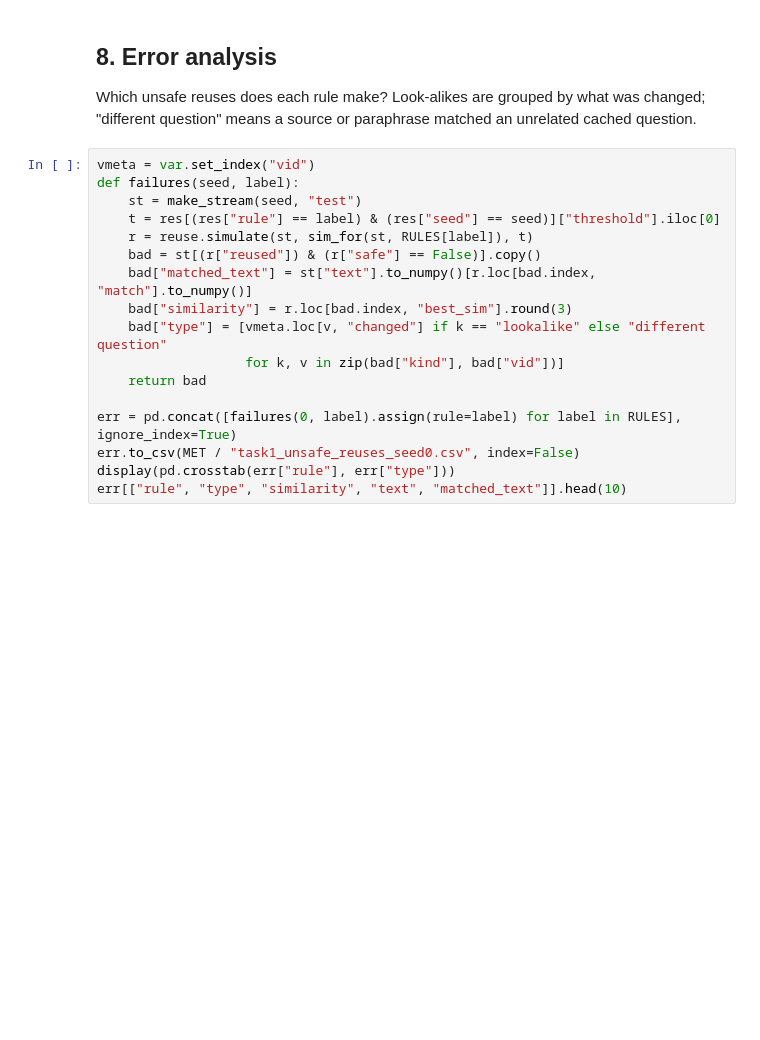
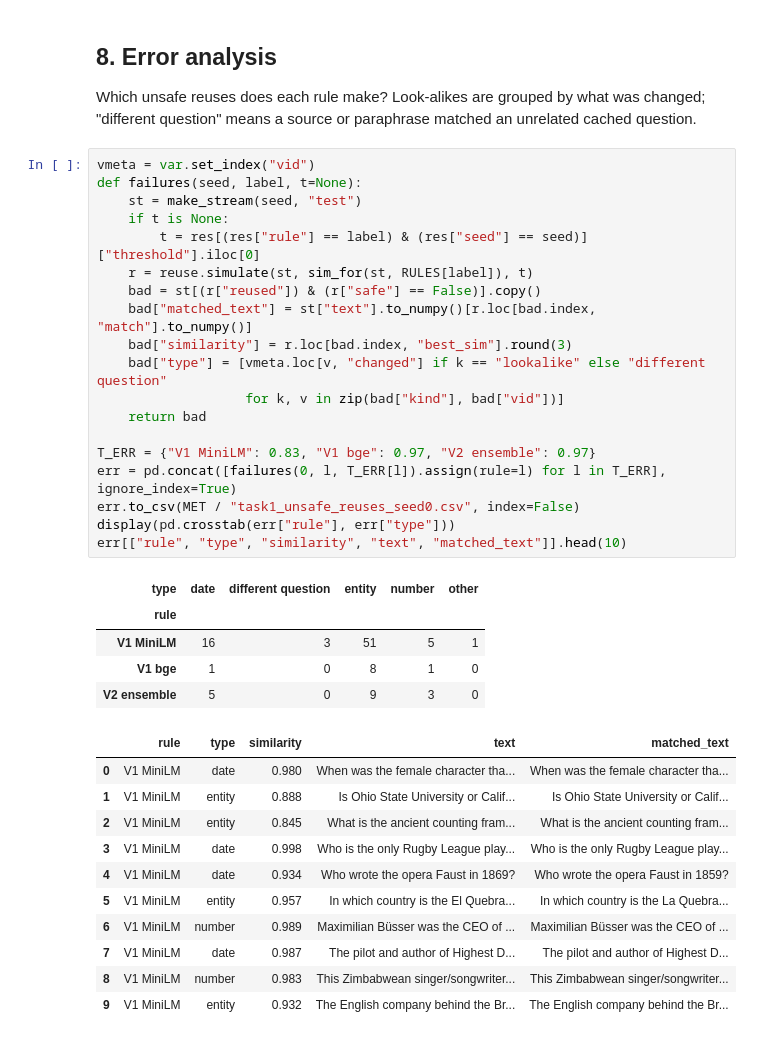
Before and after one commit to Naveena126/dsa4-reuse-retrieve-generate, a Jupyter notebook: notebooks/NaveenaSivapuram_Cache_Reuse.ipynb, the cells around one changed output. Drawn from its saved outputs; the diff is of its cells as text; blank space fills up the shorter version.

```diff
--- a/notebooks/NaveenaSivapuram_Cache_Reuse.ipynb
+++ b/notebooks/NaveenaSivapuram_Cache_Reuse.ipynb
@@ -188,18 +292,37 @@ transfer.groupby(["rule", "tuned_on"])[["threshold", "calls_saved", "unsafe_reus
 Which unsafe reuses does each rule make? Look-alikes are grouped by what was changed; "different question" means a source or paraphrase matched an unrelated cached question.
 # %%
 vmeta = var.set_index("vid")
-def failures(seed, label):
+def failures(seed, label, t=None):
     st = make_stream(seed, "test")
-    t = res[(res["rule"] == label) & (res["seed"] == seed)]["threshold"].iloc[0]
+    if t is None:
+        t = res[(res["rule"] == label) & (res["seed"] == seed)]["threshold"].iloc[0]
     r = reuse.simulate(st, sim_for(st, RULES[label]), t)
     bad = st[(r["reused"]) & (r["safe"] == False)].copy()
     bad["matched_text"] = st["text"].to_numpy()[r.loc[bad.index, "match"].to_numpy()]
     bad["similarity"] = r.loc[bad.index, "best_sim"].round(3)
     bad["type"] = [vmeta.loc[v, "changed"] if k == "lookalike" else "different question"
                    for k, v in zip(bad["kind"], bad["vid"])]
     return bad
 
-err = pd.concat([failures(0, label).assign(rule=label) for label in RULES], ignore_index=True)
+T_ERR = {"V1 MiniLM": 0.83, "V1 bge": 0.97, "V2 ensemble": 0.97}
+err = pd.concat([failures(0, l, T_ERR[l]).assign(rule=l) for l in T_ERR], ignore_index=True)
 err.to_csv(MET / "task1_unsafe_reuses_seed0.csv", index=False)
 display(pd.crosstab(err["rule"], err["type"]))
 err[["rule", "type", "similarity", "text", "matched_text"]].head(10)
+# %% [output]
+| type | date | different question | entity | number | other |
+| rule |  |  |  |  |  |
+| V1 MiniLM | 16 | 3 | 51 | 5 | 1 |
+| V1 bge | 1 | 0 | 8 | 1 | 0 |
+| V2 ensemble | 5 | 0 | 9 | 3 | 0 |
+|  | rule | type | similarity | text | matched_text |
+| 0 | V1 MiniLM | date | 0.980 | When was the female character tha... | When was the female character tha... |
+| 1 | V1 MiniLM | entity | 0.888 | Is Ohio State University or Calif... | Is Ohio State University or Calif... |
+| 2 | V1 MiniLM | entity | 0.845 | What is the ancient counting fram... | What is the ancient counting fram... |
+| 3 | V1 MiniLM | date | 0.998 | Who is the only Rugby League play... | Who is the only Rugby League play... |
+| 4 | V1 MiniLM | date | 0.934 | Who wrote the opera Faust in 1869? | Who wrote the opera Faust in 1859? |
+| 5 | V1 MiniLM | entity | 0.957 | In which country is the El Quebra... | In which country is the La Quebra... |
+| 6 | V1 MiniLM | number | 0.989 | Maximilian Büsser was the CEO of ... | Maximilian Büsser was the CEO of ... |
+| 7 | V1 MiniLM | date | 0.987 | The pilot and author of Highest D... | The pilot and author of Highest D... |
+| 8 | V1 MiniLM | number | 0.983 | This Zimbabwean singer/songwriter... | This Zimbabwean singer/songwriter... |
+| 9 | V1 MiniLM | entity | 0.932 | The English company behind the Br... | The English company behind the Br... |
```
Also changed, not shown: parts of 23 cells of this notebook.
